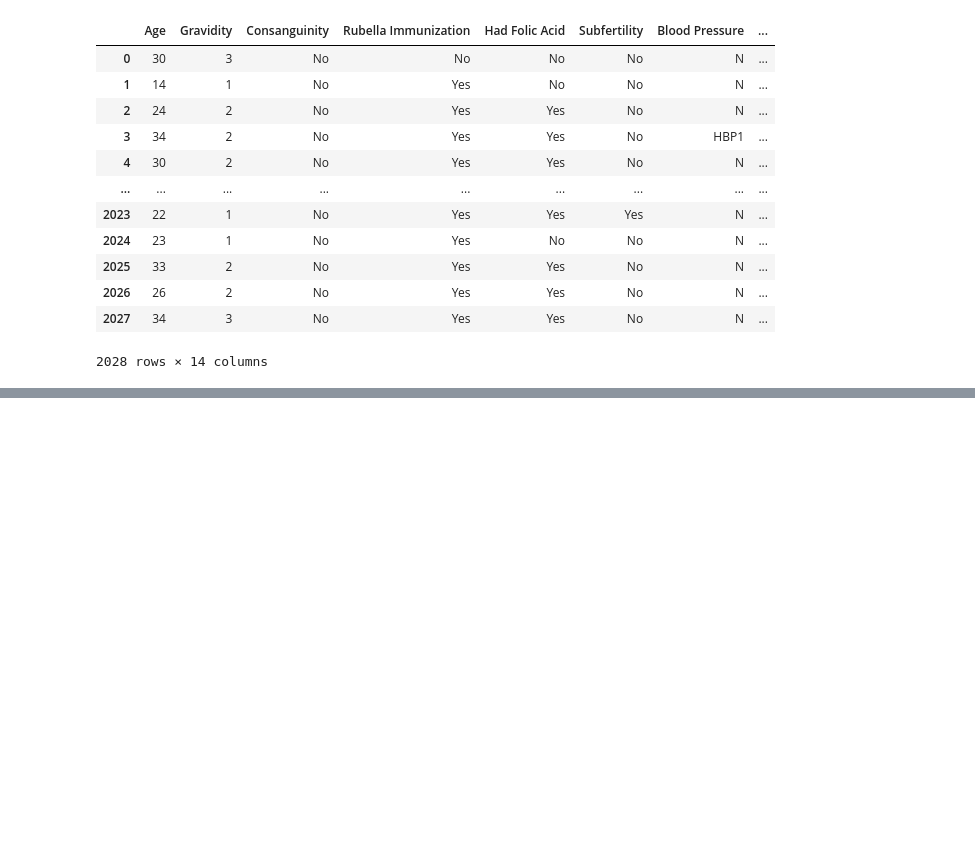
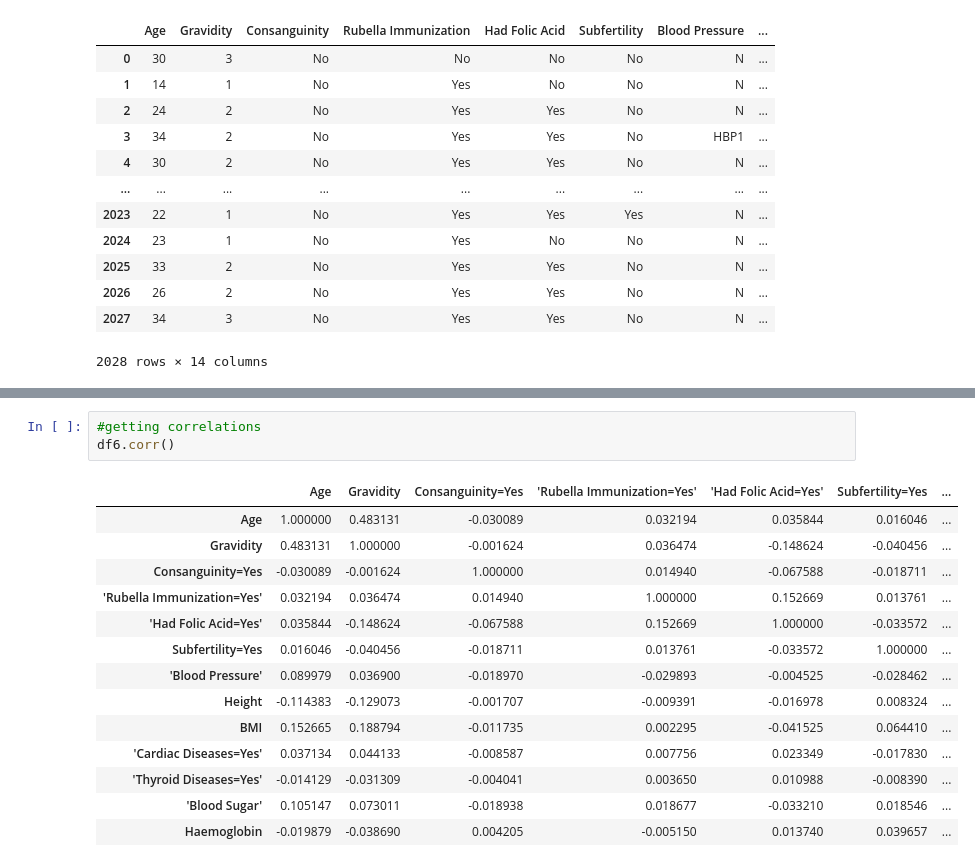
Before and after one commit to UmeshikaThathsarani/PregRed, a Jupyter notebook: Pregred_Umeshika.ipynb, the cells around one changed output, grey strips where cells are left out. Cells and saved outputs as stored; diff of their text form; blank space fills up the shorter version.

```diff
--- a/Pregred_Umeshika.ipynb
+++ b/Pregred_Umeshika.ipynb
@@ -275,0 +301,18 @@ df5
+# %%
+#getting correlations
+df6.corr()
+# %% [output]
+|  | Age | Gravidity | Consanguinity=Yes | 'Rubella Immunization=Yes' | 'Had Folic Acid=Yes' | Subfertility=Yes | ... |
+| Age | 1.000000 | 0.483131 | -0.030089 | 0.032194 | 0.035844 | 0.016046 | ... |
+| Gravidity | 0.483131 | 1.000000 | -0.001624 | 0.036474 | -0.148624 | -0.040456 | ... |
+| Consanguinity=Yes | -0.030089 | -0.001624 | 1.000000 | 0.014940 | -0.067588 | -0.018711 | ... |
+| 'Rubella Immunization=Yes' | 0.032194 | 0.036474 | 0.014940 | 1.000000 | 0.152669 | 0.013761 | ... |
+| 'Had Folic Acid=Yes' | 0.035844 | -0.148624 | -0.067588 | 0.152669 | 1.000000 | -0.033572 | ... |
+| Subfertility=Yes | 0.016046 | -0.040456 | -0.018711 | 0.013761 | -0.033572 | 1.000000 | ... |
+| 'Blood Pressure' | 0.089979 | 0.036900 | -0.018970 | -0.029893 | -0.004525 | -0.028462 | ... |
+| Height | -0.114383 | -0.129073 | -0.001707 | -0.009391 | -0.016978 | 0.008324 | ... |
+| BMI | 0.152665 | 0.188794 | -0.011735 | 0.002295 | -0.041525 | 0.064410 | ... |
+| 'Cardiac Diseases=Yes' | 0.037134 | 0.044133 | -0.008587 | 0.007756 | 0.023349 | -0.017830 | ... |
+| 'Thyroid Diseases=Yes' | -0.014129 | -0.031309 | -0.004041 | 0.003650 | 0.010988 | -0.008390 | ... |
+| 'Blood Sugar' | 0.105147 | 0.073011 | -0.018938 | 0.018677 | -0.033210 | 0.018546 | ... |
+| Haemoglobin | -0.019879 | -0.038690 | 0.004205 | -0.005150 | 0.013740 | 0.039657 | ... |
```
Also changed, not shown: parts of 6 cells of this notebook.
